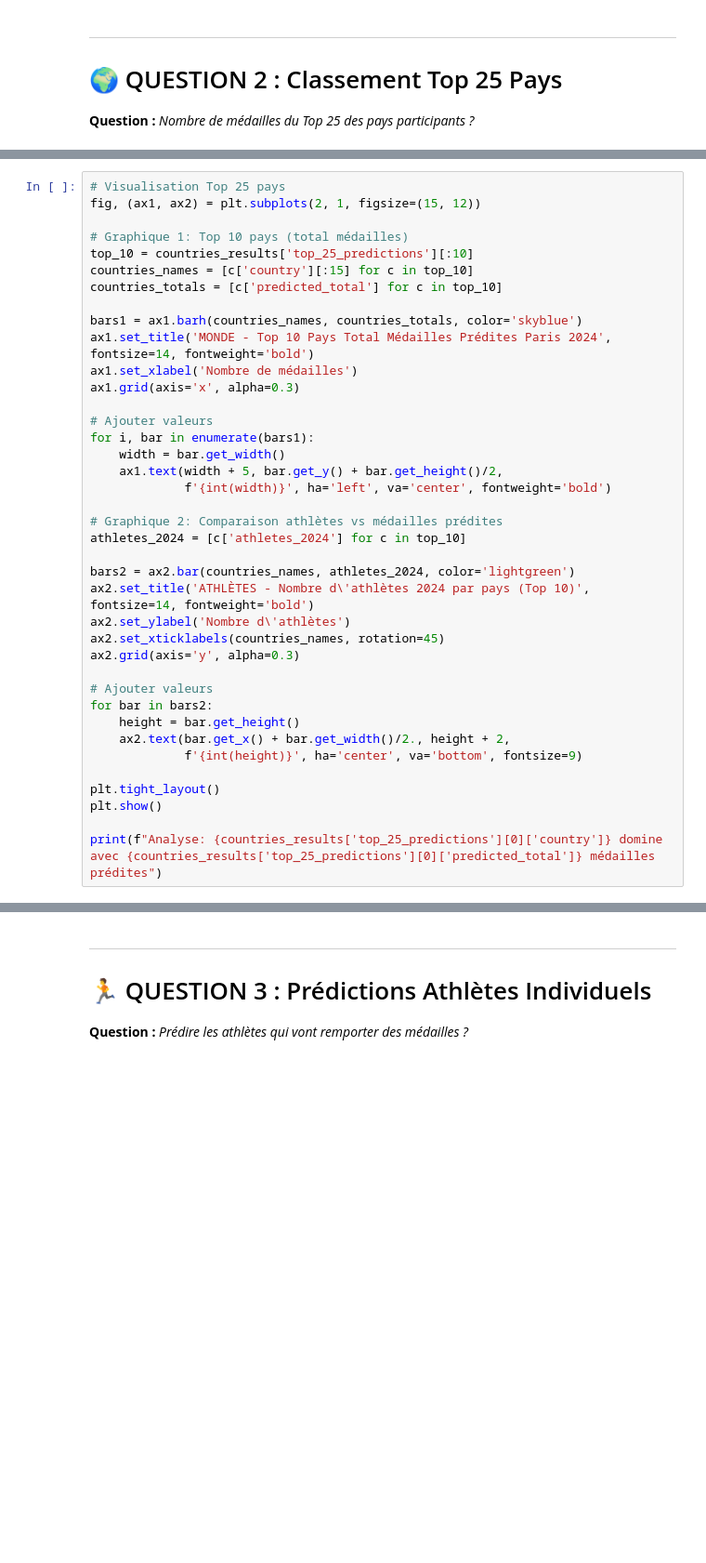
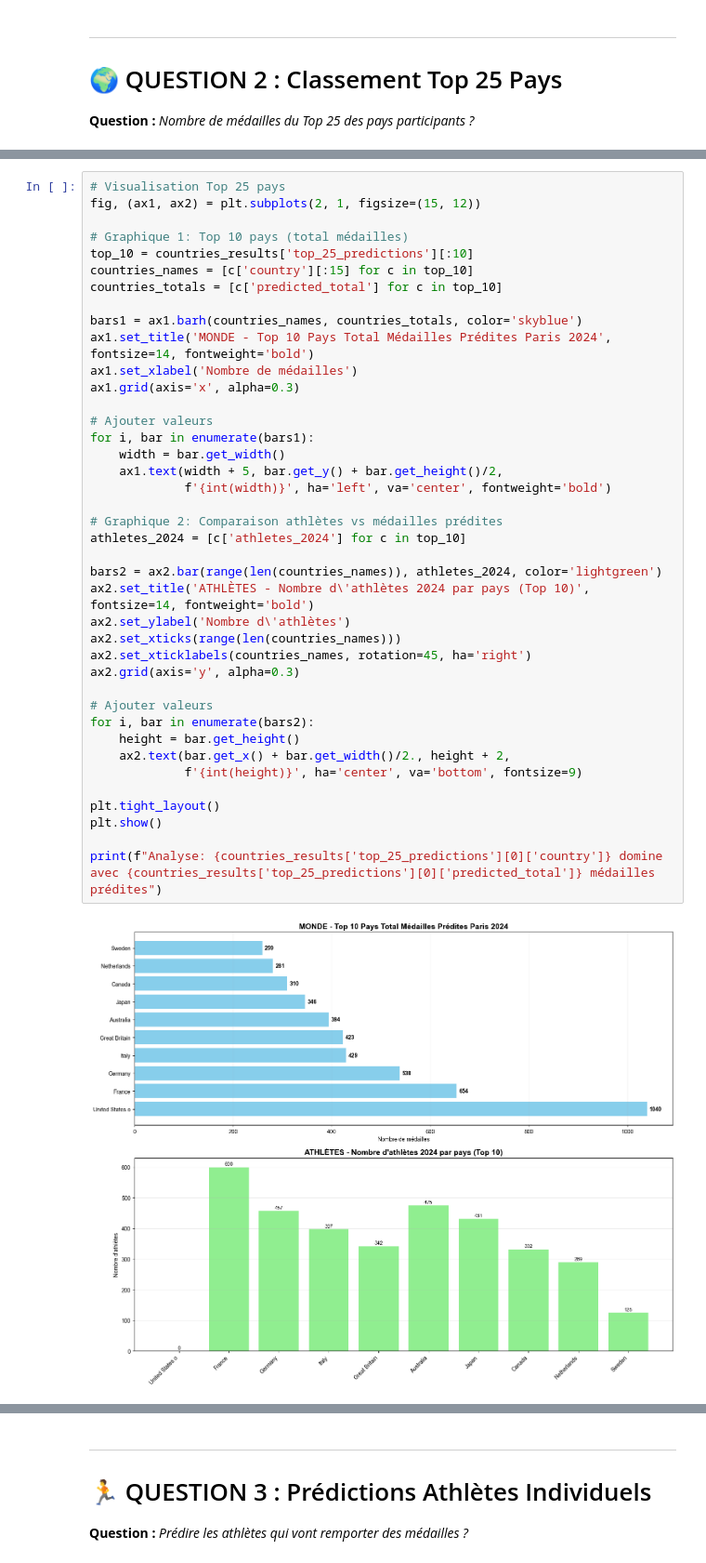
Before and after one commit to Calamia92/Neurolympics, a Jupyter notebook: notebooks/01_predictions_olympics_2024.ipynb, the cells around one changed output, grey strips where cells are left out. Shown at 93% size. Drawn from its saved outputs; the diff is of its cells as text; blank space fills up the shorter version.

```diff
--- a/notebooks/01_predictions_olympics_2024.ipynb
+++ b/notebooks/01_predictions_olympics_2024.ipynb
@@ -188,33 +215,36 @@ top_10 = countries_results['top_25_predictions'][:10]
 countries_names = [c['country'][:15] for c in top_10]
 countries_totals = [c['predicted_total'] for c in top_10]
 
 bars1 = ax1.barh(countries_names, countries_totals, color='skyblue')
 ax1.set_title('MONDE - Top 10 Pays Total Médailles Prédites Paris 2024', fontsize=14, fontweight='bold')
 ax1.set_xlabel('Nombre de médailles')
 ax1.grid(axis='x', alpha=0.3)
 
 # Ajouter valeurs
 for i, bar in enumerate(bars1):
     width = bar.get_width()
     ax1.text(width + 5, bar.get_y() + bar.get_height()/2,
              f'{int(width)}', ha='left', va='center', fontweight='bold')
 
 # Graphique 2: Comparaison athlètes vs médailles prédites
 athletes_2024 = [c['athletes_2024'] for c in top_10]
 
-bars2 = ax2.bar(countries_names, athletes_2024, color='lightgreen')
+bars2 = ax2.bar(range(len(countries_names)), athletes_2024, color='lightgreen')
 ax2.set_title('ATHLÈTES - Nombre d\'athlètes 2024 par pays (Top 10)', fontsize=14, fontweight='bold')
 ax2.set_ylabel('Nombre d\'athlètes')
-ax2.set_xticklabels(countries_names, rotation=45)
+ax2.set_xticks(range(len(countries_names)))
+ax2.set_xticklabels(countries_names, rotation=45, ha='right')
 ax2.grid(axis='y', alpha=0.3)
 
 # Ajouter valeurs
-for bar in bars2:
+for i, bar in enumerate(bars2):
     height = bar.get_height()
     ax2.text(bar.get_x() + bar.get_width()/2., height + 2,
              f'{int(height)}', ha='center', va='bottom', fontsize=9)
 
 plt.tight_layout()
 plt.show()
 
 print(f"Analyse: {countries_results['top_25_predictions'][0]['country']} domine avec {countries_results['top_25_predictions'][0]['predicted_total']} médailles prédites")
+# %% [output]
+[figure, added]
```
Also changed, not shown: parts of 9 cells of this notebook, 1 other file.
